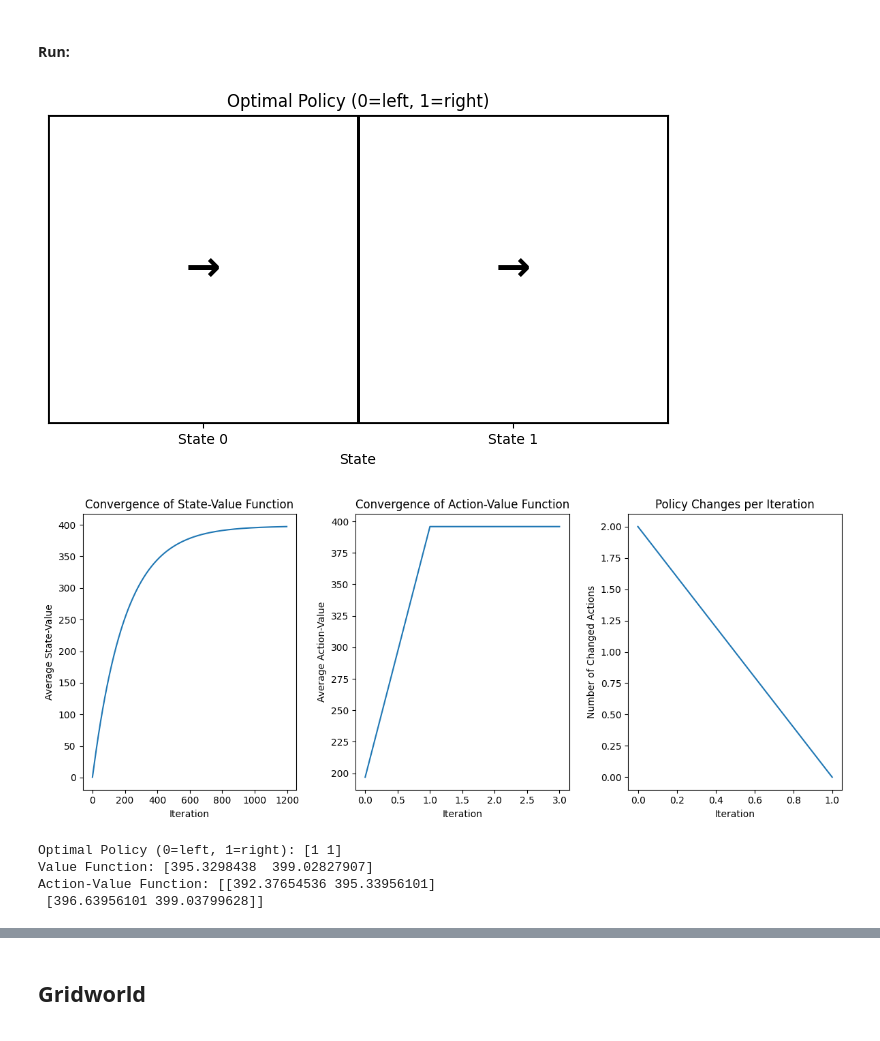
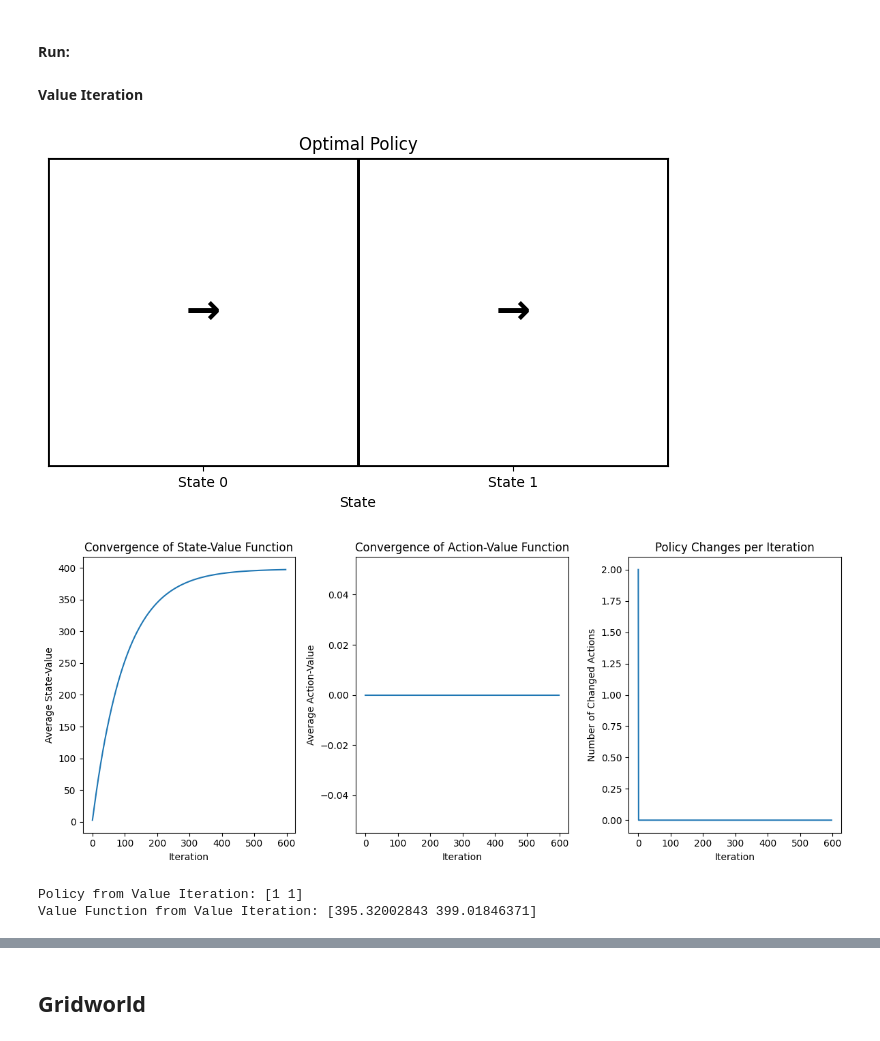
Before and after one commit to jbrismor/Hw-2_RL, a Jupyter notebook: testing.ipynb, the cells around one changed output, grey strips where cells are left out. Cells and saved outputs as stored; diff of their text form; code cells hidden in the pictures.

```diff
--- a/testing.ipynb
+++ b/testing.ipynb
@@ -243,29 +267,21 @@ class Solver:
         return self.policy, self.V, self.Q
 # %% [markdown]
 #### Run:
-# %%
-env = BoatEnvSimulator(episodes=10, steps=100, seed=42)
-
-# Initialize the solver with the environment
-solver = Solver(env, gamma=0.99, theta=0.01)
-
-# Run the simulation to generate transition and reward data
-env.run_simulation()
-
-# Use the solver to find the optimal policy and value functions
-policy, V, Q = solver.solve()
-
-# Print the results
-print("Optimal Policy (0=left, 1=right):", policy)
-print("Value Function:", V)
-print("Action-Value Function:", Q)
-
-# Close the environment to clean up pygame resources
-env.close()
-# %% [output]
-[figure, removed]
-[figure, removed]
-Optimal Policy (0=left, 1=right): [1 1]
-Value Function: [395.3298438  399.02827907]
-Action-Value Function: [[392.37654536 395.33956101]
- [396.63956101 399.03799628]]
+# %% [markdown]
+**Value Iteration**
+# %%
+# Initialize the Boat environment with episodes and steps.
+env = BoatEnvSimulator(episodes=100, steps=100, seed=42)
+
+# Instantiate Solver with Value Iteration.
+solver_value_iteration = Solver(env, gamma=0.99, theta=0.01, use_value_iteration=True)
+policy_vi, V_vi, Q_vi = solver_value_iteration.solve()
+
+# Print outputs from Value Iteration
+print("Policy from Value Iteration:", policy_vi)
+print("Value Function from Value Iteration:", V_vi)
+# %% [output]
+[figure, added]
+[figure, added]
+Policy from Value Iteration: [1 1]
+Value Function from Value Iteration: [395.32002843 399.01846371]
```
Also changed, not shown: parts of 16 cells of this notebook, 2 other files.
